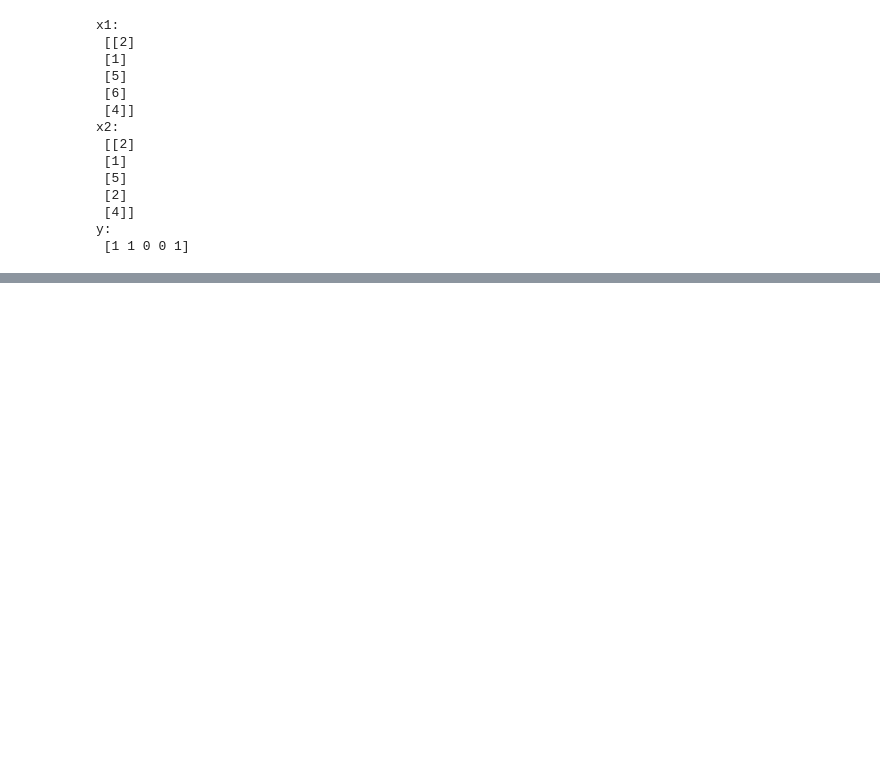
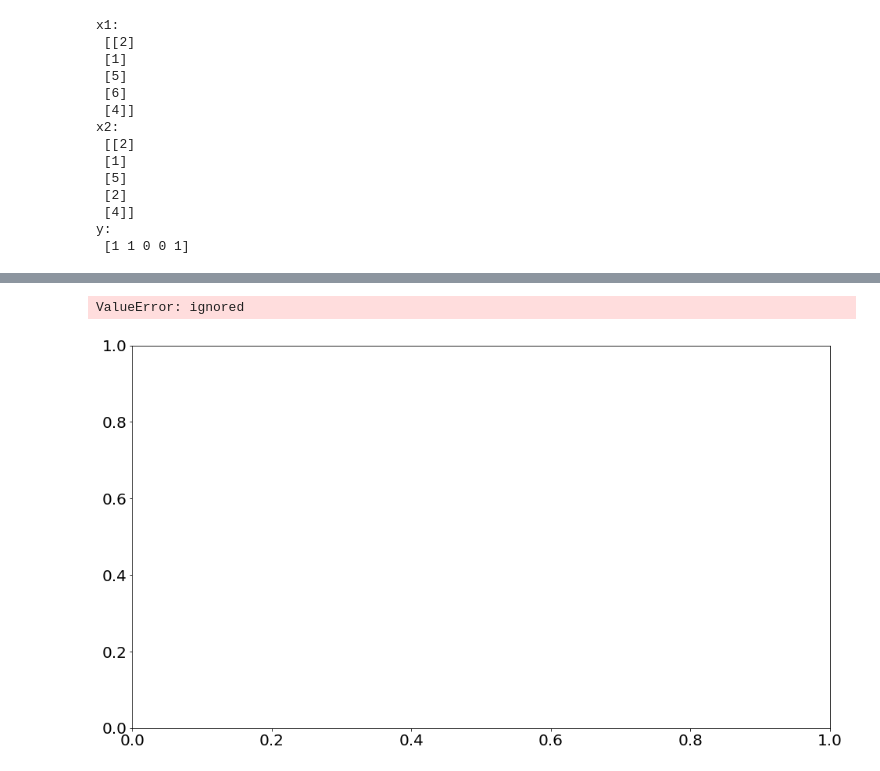
Before and after one commit to sefahw/AI-first-asignment, a Jupyter notebook: Untitled8.ipynb, the cells around one changed output, grey strips where cells are left out. Saved outputs shown, nothing was run; the diff lists cells and outputs as text; code cells hidden in the pictures; blank space fills up the shorter version.

```diff
--- a/Untitled8.ipynb
+++ b/Untitled8.ipynb
@@ -217,0 +469,8 @@ TypeError: ignored
+# %%
+from sklearn.linear_model import LogisticRegression
+clf2=ScratchLogisticRegression()
+clf2.fit(X_train_std,y_train)
+
+
+y_pred2=clf2.predict(X_valid_std)
+y_prob2= clf2.predict_proba(X_valid_std)
@@ -217,0 +511,31 @@ TypeError: ignored
+# %%
+from matplotlib.colors import ListedColormap
+import matplotlib.patches as mpatches
+def decision_region(X,y,model,step=0.01,title='decision region',xlabel='xlabel', ylabel='ylabel',target_names=['versicolor','virginica']):
+    scatter_color=['red','blue']
+    contourf_color=['pink','skyblue']
+    n_class=2
+
+    mesh_f0,mesh_f1=np.meshgrid(np.min(X[:,0])-0.5,np.max(X[:,0])+0.5,step),np.arange(np.min(X[:,1])-0.5,
+                                                                          np.max(X[:,1])+0.5,step)
+    mesh=np.c_[np.ravel(mesh_f0),np.ravel(mesh_f1)]
+    y_pred=model.predict(mesh).reshape(mesh_f0.shape)
+
+
+    plt.title=(title)
+    plt. xlabel=(xlabel)
+    plt.ylabel=(ylabel)
+    plt.contourf(mesh_f0,mesh_f1,y_pred,n_class-1,cmap=ListedColormap(plt.contourf_color))
+    plt.contour(mesh_f0,mesh_f1,n_class-1, colors='y',linewidths=3, alpha=0.5)
+    for i, target in enumerate(set(y)):
+        plt.scatter(X[y==target][:,0],X[y==target][:,1],s=80, color=scatter_color[i],label=target_names[i],marker='o')
+    patches=[mpatches.Patch(color=scatter_color[i],label=target_names[i])for i in range(n_class)]
+    plt.legend(handles=patches)
+    plt.legend()
+    plt.show()
+# %%
+fit,ax=plt.subplots(figsize=(16,9))
+decision_region(X_train_std,y_train,clf,title='TRAIN')
+# %% [output]
+ValueError: ignored
+[figure, added]
```
Also changed, not shown: parts of 38 cells of this notebook.
